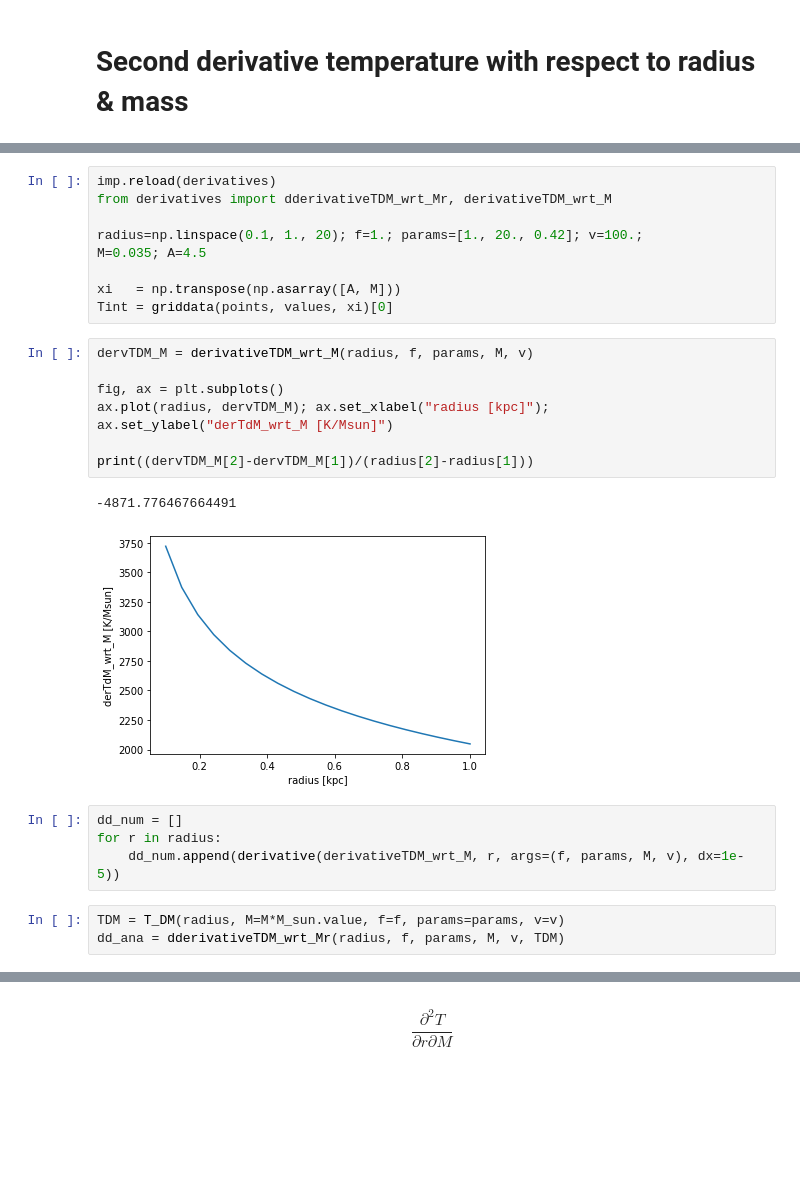
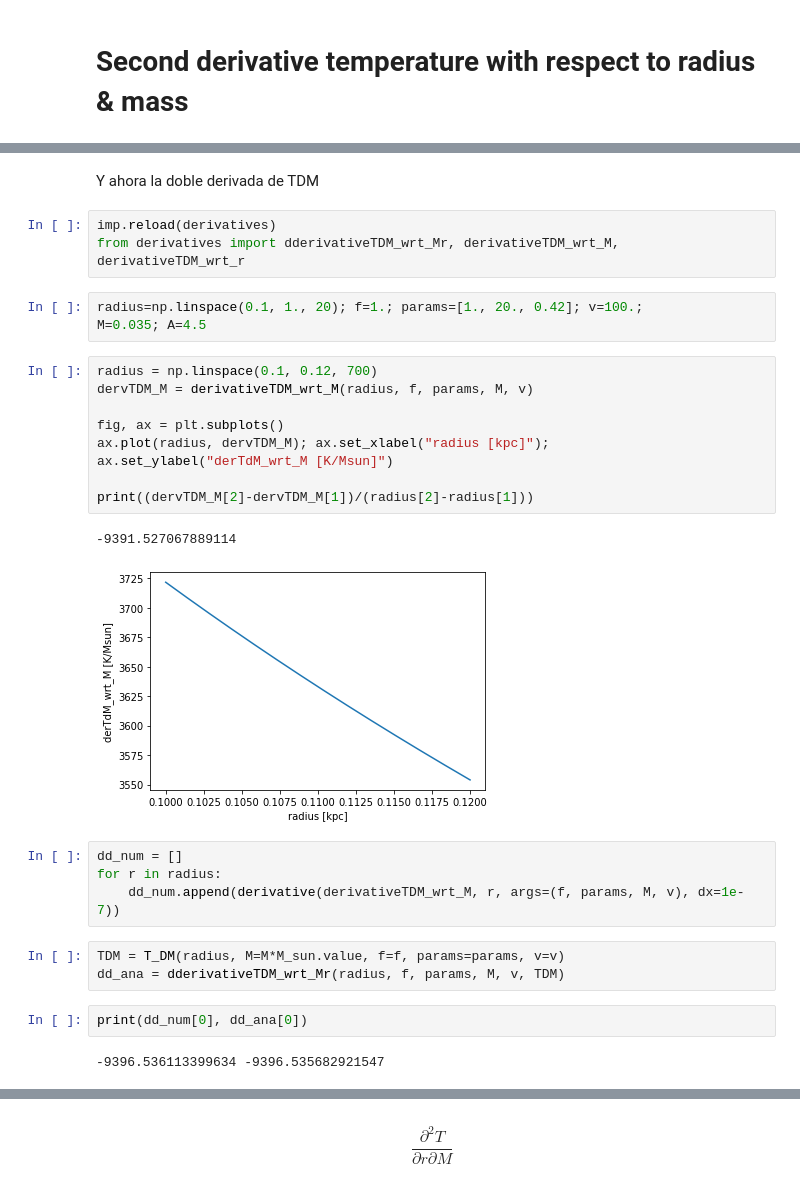
Before and after one commit to mariabenitocst/exoplanets, a Jupyter notebook: jupyter-notebook/checking_dderivatives.ipynb, the cells around one changed output, grey strips where cells are left out. Drawn from its saved outputs; the diff is of its cells as text; blank space fills up the shorter version.

```diff
--- a/jupyter-notebook/checking_dderivatives.ipynb
+++ b/jupyter-notebook/checking_dderivatives.ipynb
@@ -701,30 +675,34 @@ $1.9884099 \times 10^{30} \; \mathrm{kg}$
+# %% [markdown]
+Y ahora la doble derivada de TDM
+# %%
+imp.reload(derivatives)
+from derivatives import dderivativeTDM_wrt_Mr, derivativeTDM_wrt_M, derivativeTDM_wrt_r
 # %%
-imp.reload(derivatives)
-from derivatives import dderivativeTDM_wrt_Mr, derivativeTDM_wrt_M
-
 radius=np.linspace(0.1, 1., 20); f=1.; params=[1., 20., 0.42]; v=100.;
 M=0.035; A=4.5
-
-xi   = np.transpose(np.asarray([A, M]))
-Tint = griddata(points, values, xi)[0]
 # %%
+radius = np.linspace(0.1, 0.12, 700)
 dervTDM_M = derivativeTDM_wrt_M(radius, f, params, M, v)
 
 fig, ax = plt.subplots()
 ax.plot(radius, dervTDM_M); ax.set_xlabel("radius [kpc]");
 ax.set_ylabel("derTdM_wrt_M [K/Msun]")
 
 print((dervTDM_M[2]-dervTDM_M[1])/(radius[2]-radius[1]))
 # %% [output]
--4871.776467664491
+-9391.527067889114
-[figure, old version]
+[figure, new version]
 # %%
 dd_num = []
 for r in radius:
-    dd_num.append(derivative(derivativeTDM_wrt_M, r, args=(f, params, M, v), dx=1e-5))
+    dd_num.append(derivative(derivativeTDM_wrt_M, r, args=(f, params, M, v), dx=1e-7))
 # %%
 TDM = T_DM(radius, M=M*M_sun.value, f=f, params=params, v=v)
 dd_ana = dderivativeTDM_wrt_Mr(radius, f, params, M, v, TDM)
+# %%
+print(dd_num[0], dd_ana[0])
+# %% [output]
+-9396.536113399634 -9396.535682921547
 # %%
 fig, ax = plt.subplots(1, 2, figsize=(12, 4))
 ax[0].plot(radius, dd_ana, label="ana")
```
Also changed, not shown: parts of 28 cells of this notebook, 2 other files.
